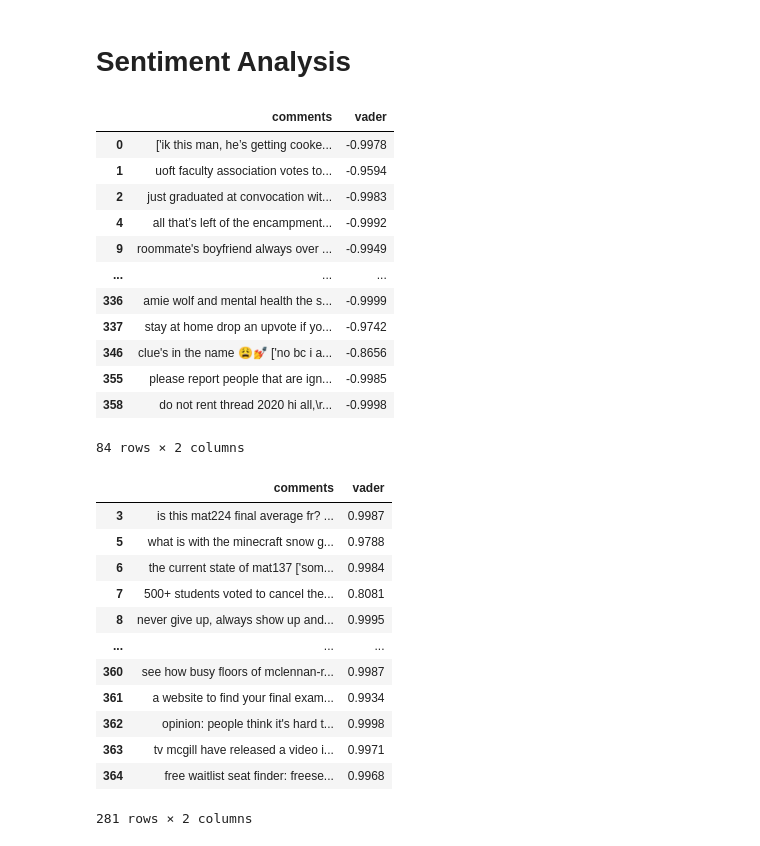
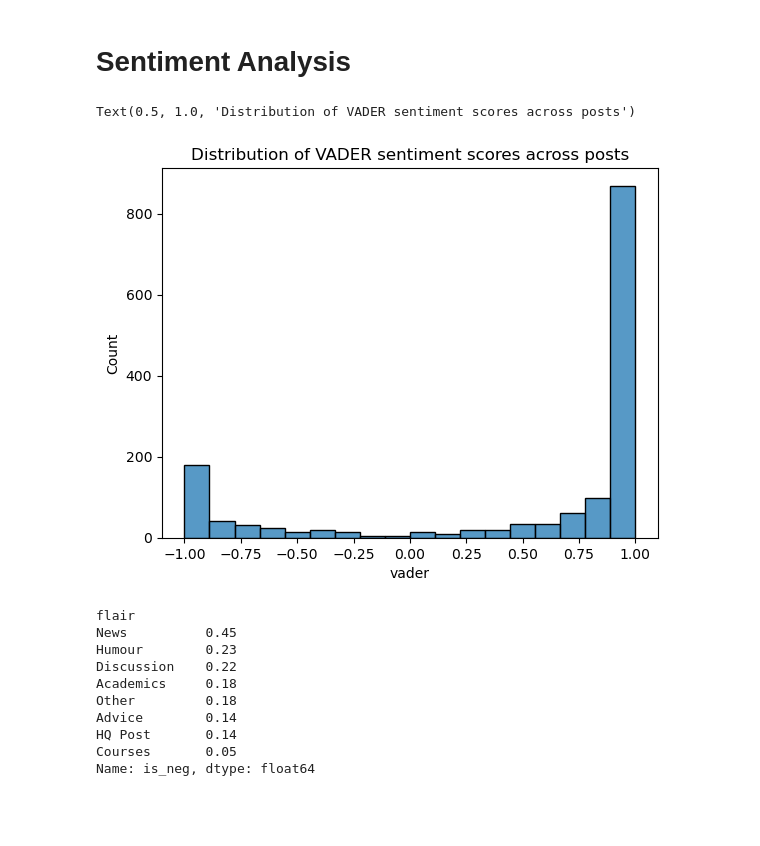
Before and after one commit to grace-ylin/uni-sentiment-analysis, a Jupyter notebook: data-collection/flairs.ipynb, the cells around one changed output. Drawn from its saved outputs; the diff is of its cells as text; code cells hidden in the pictures; blank space fills up the shorter version.

```diff
--- a/data-collection/flairs.ipynb
+++ b/data-collection/flairs.ipynb
@@ -254,11 +299,12 @@ def evalsentences(sentences, to_df = False, columns = []):
     pdlist = []
 
     if to_df:
-        for sentence in sentences:
+        for idx, sentence in sentences.items():
             ss = sid.polarity_scores(sentence)
-            pdlist.append([sentence] + [ss['compound']])
-        df = pd.DataFrame(pdlist)
-        df.columns = columns
+            pdlist.append([idx, sentence] + [ss['compound']])
+        df = pd.DataFrame(pdlist, columns = ['index'] + columns)
+        df.set_index('index', inplace = True)
+        df.index.name = None
         return df
 
     else:
@@ -271,39 +317,37 @@ def evalsentences(sentences, to_df = False, columns = []):
 # %%
 comments = df['combined_text']
 vader_df = evalsentences(comments, to_df = True, columns = ['comments', 'vader'])
+
+# See distribution of sentiment across posts
+sns.histplot(vader_df['vader'])
+plt.title('Distribution of VADER sentiment scores across posts')
+# %% [output]
+Text(0.5, 1.0, 'Distribution of VADER sentiment scores across posts')
+[figure, added]
-# %%
-# See what comments are rated negative from VADER
-pd.set_option('display.max_colwidth', 1000)
-vader_df[vader_df['vader'] < 0]
-# %% [output]
-|  | comments | vader |
-| 0 | ['ik this man, he’s getting cooke... | -0.9978 |
-| 1 | uoft faculty association votes to... | -0.9594 |
-| 2 | just graduated at convocation wit... | -0.9983 |
-| 4 | all that’s left of the encampment... | -0.9992 |
-| 9 | roommate's boyfriend always over ... | -0.9949 |
-| ... | ... | ... |
-| 336 | amie wolf and mental health the s... | -0.9999 |
-| 337 | stay at home drop an upvote if yo... | -0.9742 |
-| 346 | clue's in the name 😩💅 ['no bc i a... | -0.8656 |
-| 355 | please report people that are ign... | -0.9985 |
-| 358 | do not rent thread 2020 hi all,\r... | -0.9998 |
-84 rows × 2 columns
-# %%
-# See what comments are rated negative from VADER
-pd.set_option('display.max_colwidth', 1000)
-vader_df[vader_df['vader'] > 0]
-# %% [output]
-|  | comments | vader |
-| 3 | is this mat224 final average fr? ... | 0.9987 |
-| 5 | what is with the minecraft snow g... | 0.9788 |
-| 6 | the current state of mat137 ['som... | 0.9984 |
-| 7 | 500+ students voted to cancel the... | 0.8081 |
-| 8 | never give up, always show up and... | 0.9995 |
-| ... | ... | ... |
-| 360 | see how busy floors of mclennan-r... | 0.9987 |
-| 361 | a website to find your final exam... | 0.9934 |
-| 362 | opinion: people think it's hard t... | 0.9998 |
-| 363 | tv mcgill have released a video i... | 0.9971 |
-| 364 | free waitlist seat finder: freese... | 0.9968 |
-281 rows × 2 columns
+# %%
+# Set option to show longer comments
+pd.set_option('display.max_colwidth', 100)
+
+# Add flair back in
+vader_df['flair'] = df['flair']
+
+# See what percent of comments are rated negative from VADER by flair
+vader_df['is_neg'] = vader_df['vader'] < 0
+
+percent_neg = (vader_df.groupby('flair')['is_neg']
+               .mean()
+               .round(2)
+               ).sort_values(ascending = False)
+
+percent_neg
+# %% [output]
+flair
+News          0.45
+Humour        0.23
+Discussion    0.22
+Academics     0.18
+Other         0.18
+Advice        0.14
+HQ Post       0.14
+Courses       0.05
+Name: is_neg, dtype: float64
```
Also changed, not shown: parts of 9 cells of this notebook.
